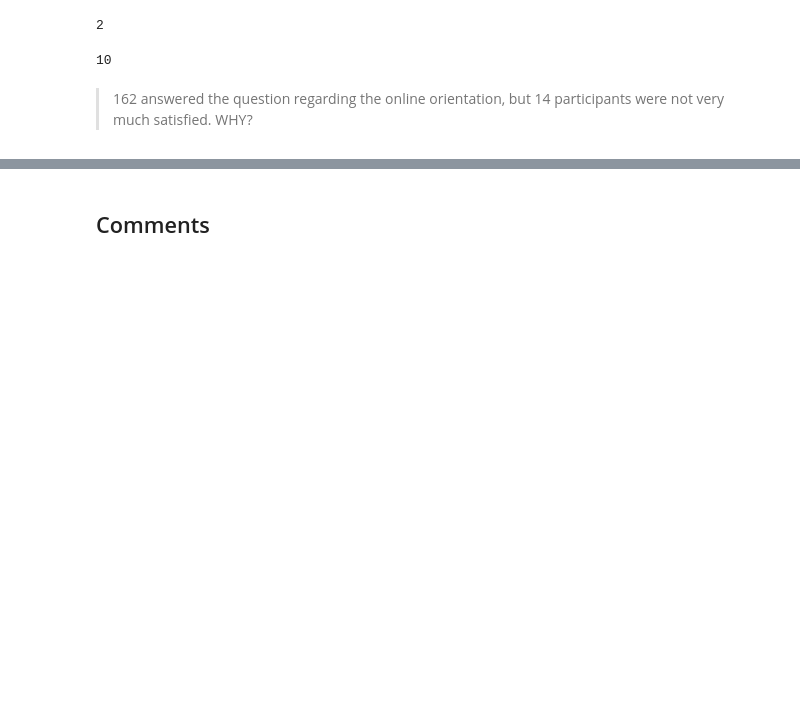
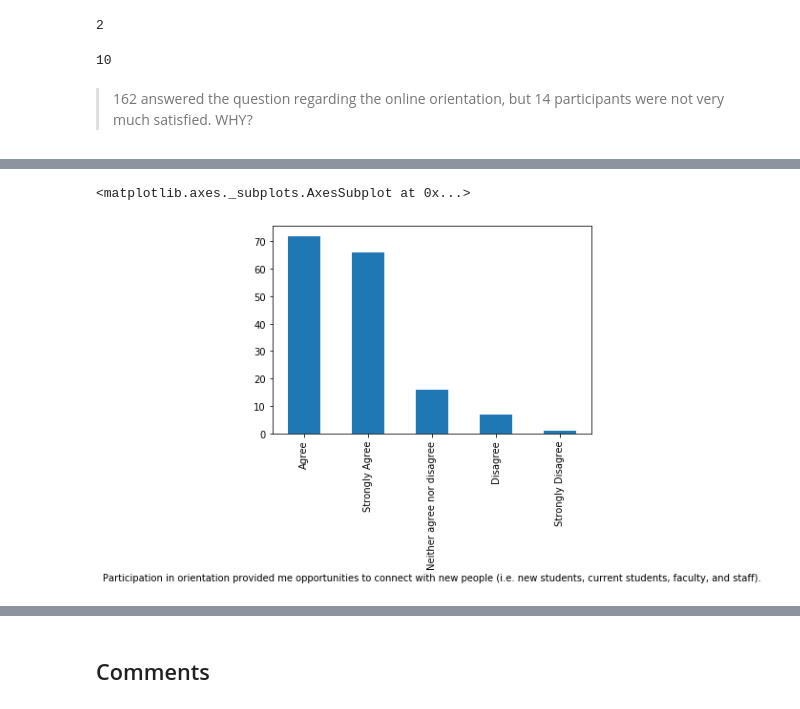
Before and after one commit to sherrytp/Notebooks, a Jupyter notebook: OrientationProject.ipynb, the cells around one changed output, grey strips where cells are left out. Drawn from its saved outputs; the diff is of its cells as text; code cells hidden in the pictures; blank space fills up the shorter version.

```diff
--- a/OrientationProject.ipynb
+++ b/OrientationProject.ipynb
@@ -601,0 +548,6 @@ WHY?
+# %%
+rating = df.groupby("Participation in orientation provided me opportunities to connect with new people (i.e. new students, current students, faculty, and staff).")
+rating.size().sort_values(ascending = False).plot.bar()
+# %% [output]
+<matplotlib.axes._subplots.AxesSubplot at 0x...>
+[figure, added]
```
Also changed, not shown: parts of 29 cells of this notebook, 1 other file.
